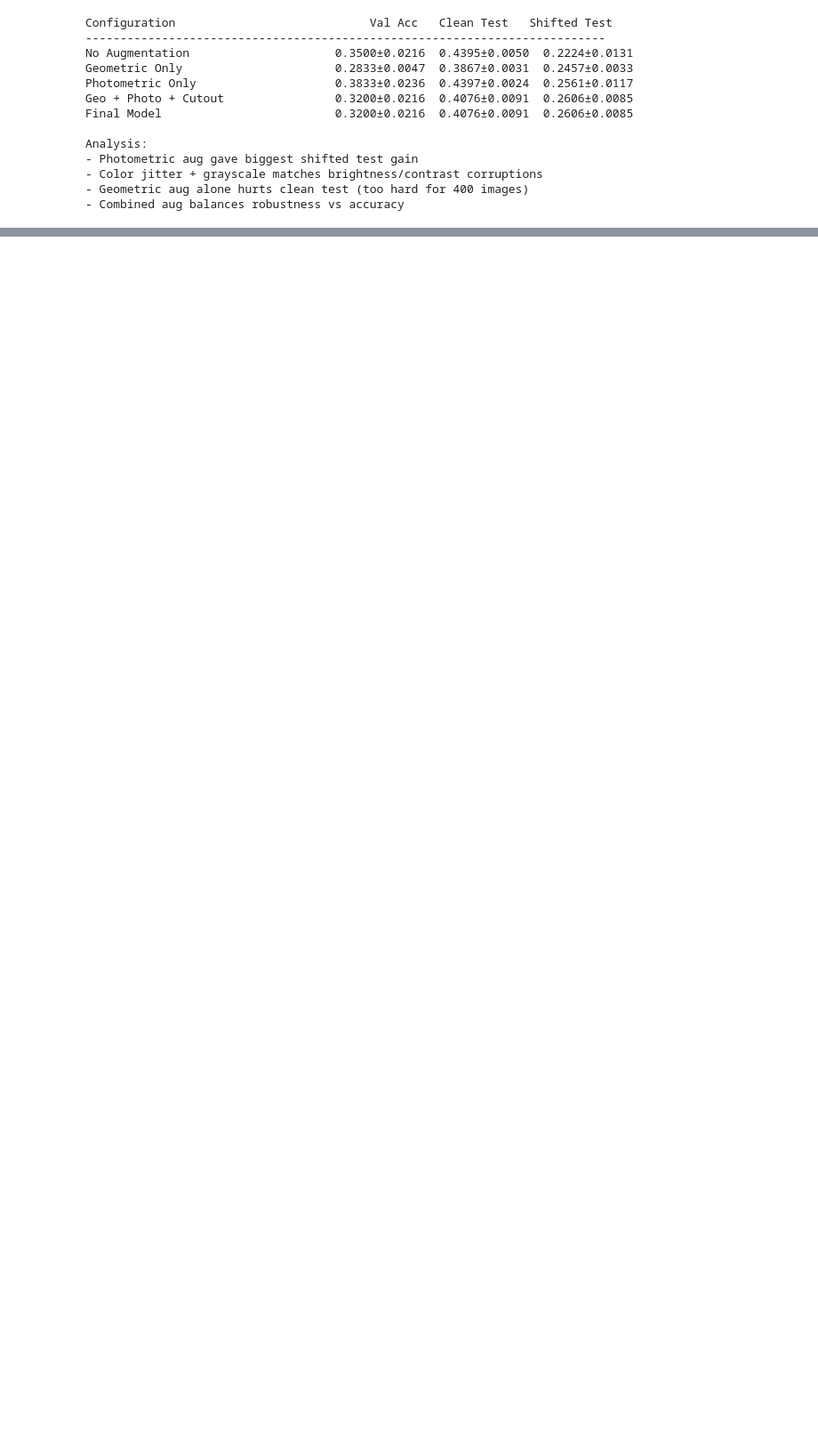
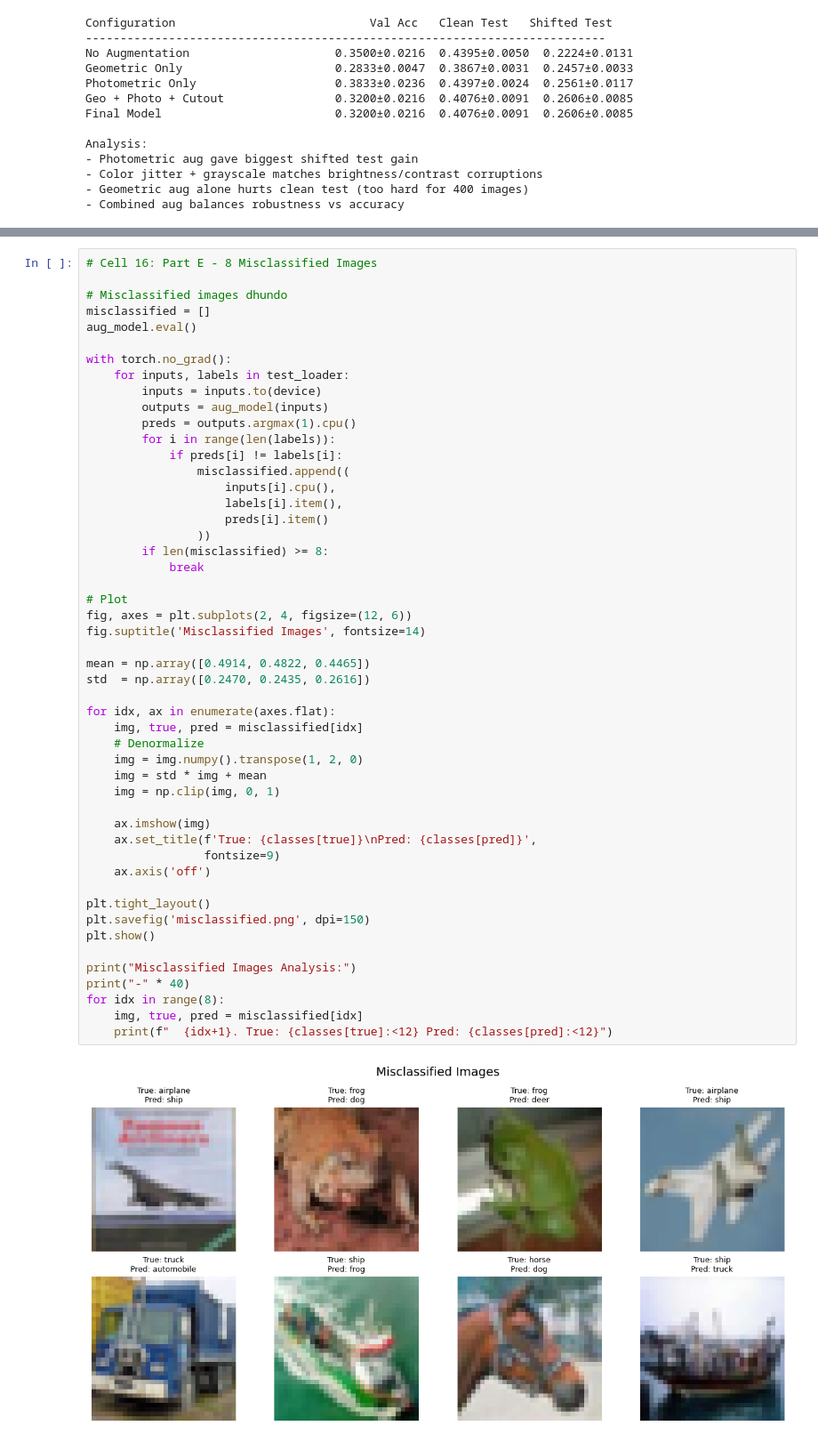
Before and after one commit to faisal-imran81/dlp-assignment2-cifar10, a Jupyter notebook: DL_ASS02_23F_0563.ipynb, the cells around one changed output, grey strips where cells are left out. Shown at 89% size. Cells and saved outputs as stored; diff of their text form; blank space fills up the shorter version.

```diff
--- a/DL_ASS02_23F_0563.ipynb
+++ b/DL_ASS02_23F_0563.ipynb
@@ -892,0 +1006,52 @@ Analysis:
+# %%
+# Cell 16: Part E - 8 Misclassified Images
+
+# Misclassified images dhundo
+misclassified = []
+aug_model.eval()
+
+with torch.no_grad():
+    for inputs, labels in test_loader:
+        inputs = inputs.to(device)
+        outputs = aug_model(inputs)
+        preds = outputs.argmax(1).cpu()
+        for i in range(len(labels)):
+            if preds[i] != labels[i]:
+                misclassified.append((
+                    inputs[i].cpu(),
+                    labels[i].item(),
+                    preds[i].item()
+                ))
+        if len(misclassified) >= 8:
+            break
+
+# Plot
+fig, axes = plt.subplots(2, 4, figsize=(12, 6))
+fig.suptitle('Misclassified Images', fontsize=14)
+
+mean = np.array([0.4914, 0.4822, 0.4465])
+std  = np.array([0.2470, 0.2435, 0.2616])
+
+for idx, ax in enumerate(axes.flat):
+    img, true, pred = misclassified[idx]
+    # Denormalize
+    img = img.numpy().transpose(1, 2, 0)
+    img = std * img + mean
+    img = np.clip(img, 0, 1)
+
+    ax.imshow(img)
+    ax.set_title(f'True: {classes[true]}\nPred: {classes[pred]}',
+                 fontsize=9)
+    ax.axis('off')
+
+plt.tight_layout()
+plt.savefig('misclassified.png', dpi=150)
+plt.show()
+
+print("Misclassified Images Analysis:")
+print("-" * 40)
+for idx in range(8):
+    img, true, pred = misclassified[idx]
+    print(f"  {idx+1}. True: {classes[true]:<12} Pred: {classes[pred]:<12}")
+# %% [output]
+[figure, added]
```
Also changed, not shown: parts of 9 cells of this notebook.
